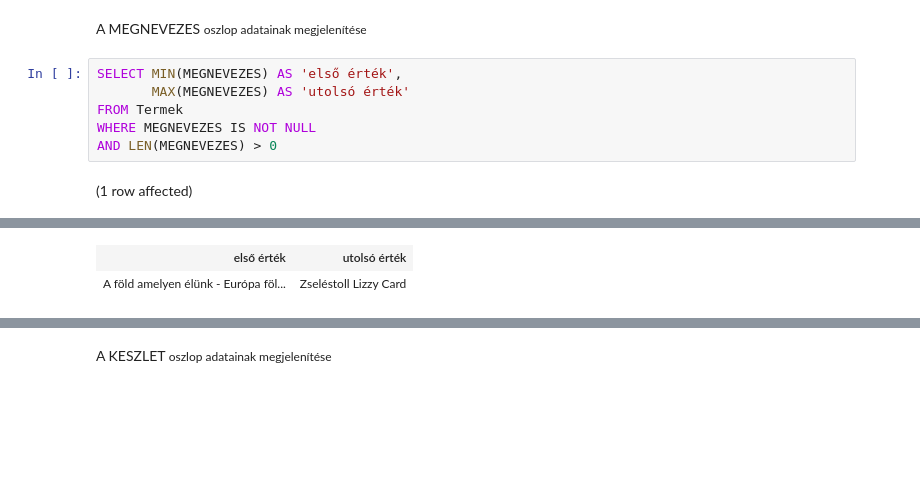
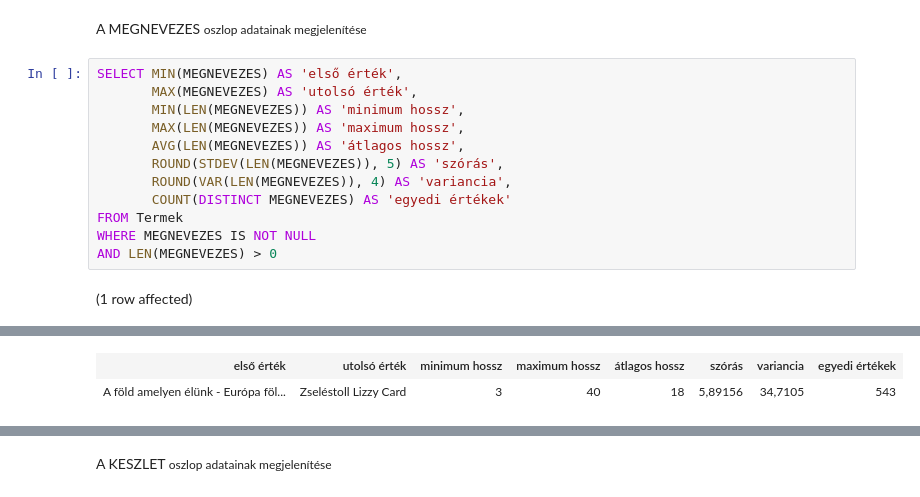
Before and after one commit to maricaveress/sql, a Jupyter notebook: hazi_feladat.ipynb, the cells around one changed output, grey strips where cells are left out. Saved outputs shown, nothing was run; the diff lists cells and outputs as text; blank space fills up the shorter version.

```diff
--- a/hazi_feladat.ipynb
+++ b/hazi_feladat.ipynb
@@ -49,7 +27,13 @@ Total execution time: 00:00:00.023
 A MEGNEVEZES <span style="color: rgb(33, 33, 33); font-family: Consolas, &quot;Courier New&quot;, monospace; font-size: 12px; white-space: pre;">oszlop adatainak megjelenítése</span>
 # %%
 SELECT MIN(MEGNEVEZES) AS 'első érték',
-       MAX(MEGNEVEZES) AS 'utolsó érték'
+       MAX(MEGNEVEZES) AS 'utolsó érték',
+       MIN(LEN(MEGNEVEZES)) AS 'minimum hossz',
+       MAX(LEN(MEGNEVEZES)) AS 'maximum hossz',
+       AVG(LEN(MEGNEVEZES)) AS 'átlagos hossz',
+       ROUND(STDEV(LEN(MEGNEVEZES)), 5) AS 'szórás',
+       ROUND(VAR(LEN(MEGNEVEZES)), 4) AS 'variancia',
+       COUNT(DISTINCT MEGNEVEZES) AS 'egyedi értékek'
 FROM Termek
 WHERE MEGNEVEZES IS NOT NULL
 AND LEN(MEGNEVEZES) > 0
@@ -59,2 +43,2 @@ Total execution time: 00:00:00.049
-| első érték | utolsó érték |
-| A föld amelyen élünk - Európa föl... | Zseléstoll Lizzy Card |
+| első érték | utolsó érték | minimum hossz | maximum hossz | átlagos hossz | szórás | variancia | egyedi értékek |
+| A föld amelyen élünk - Európa föl... | Zseléstoll Lizzy Card | 3 | 40 | 18 | 5,89156 | 34,7105 | 543 |
```
Also changed, not shown: parts of 9 cells of this notebook.
